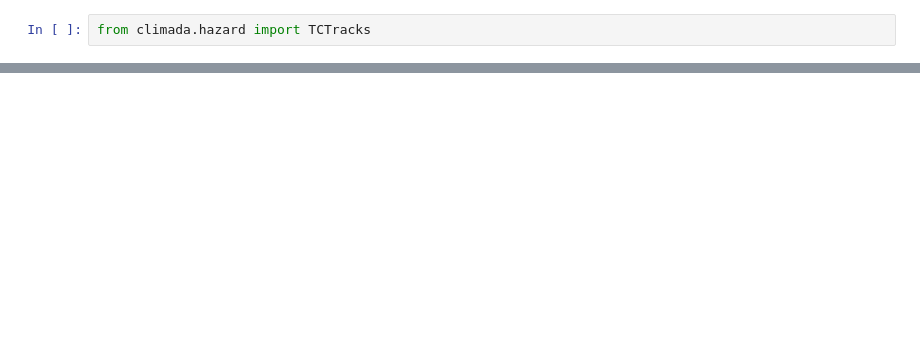
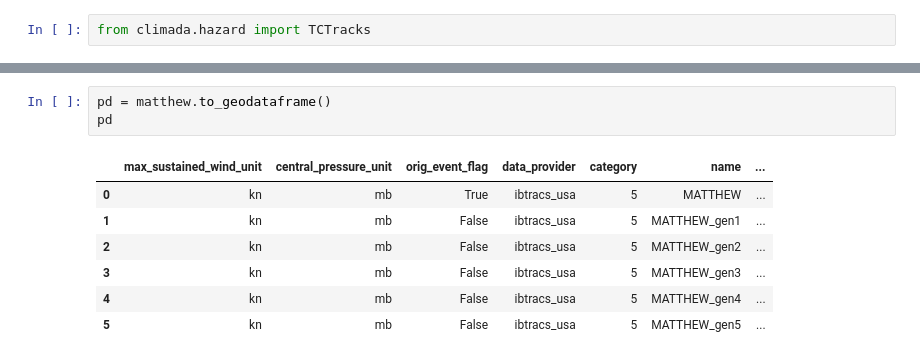
Before and after one commit to aesgeorges/LaGonaveFM, a Jupyter notebook: ch2-resilience/hurricane_track_gen/building.ipynb, the cells around one changed output, grey strips where cells are left out. Drawn from its saved outputs; the diff is of its cells as text; blank space fills up the shorter version.

```diff
--- a/ch2-resilience/hurricane_track_gen/building.ipynb
+++ b/ch2-resilience/hurricane_track_gen/building.ipynb
@@ -52,0 +37,11 @@ File "../../../../../../../../home/aesgeorges/anaconda3/envs/climada/lib/python3
+# %%
+pd = matthew.to_geodataframe()
+pd
+# %% [output]
+|  | max_sustained_wind_unit | central_pressure_unit | orig_event_flag | data_provider | category | name | ... |
+| 0 | kn | mb | True | ibtracs_usa | 5 | MATTHEW | ... |
+| 1 | kn | mb | False | ibtracs_usa | 5 | MATTHEW_gen1 | ... |
+| 2 | kn | mb | False | ibtracs_usa | 5 | MATTHEW_gen2 | ... |
+| 3 | kn | mb | False | ibtracs_usa | 5 | MATTHEW_gen3 | ... |
+| 4 | kn | mb | False | ibtracs_usa | 5 | MATTHEW_gen4 | ... |
+| 5 | kn | mb | False | ibtracs_usa | 5 | MATTHEW_gen5 | ... |
```
Also changed, not shown: parts of 10 cells of this notebook, 14 other files.
